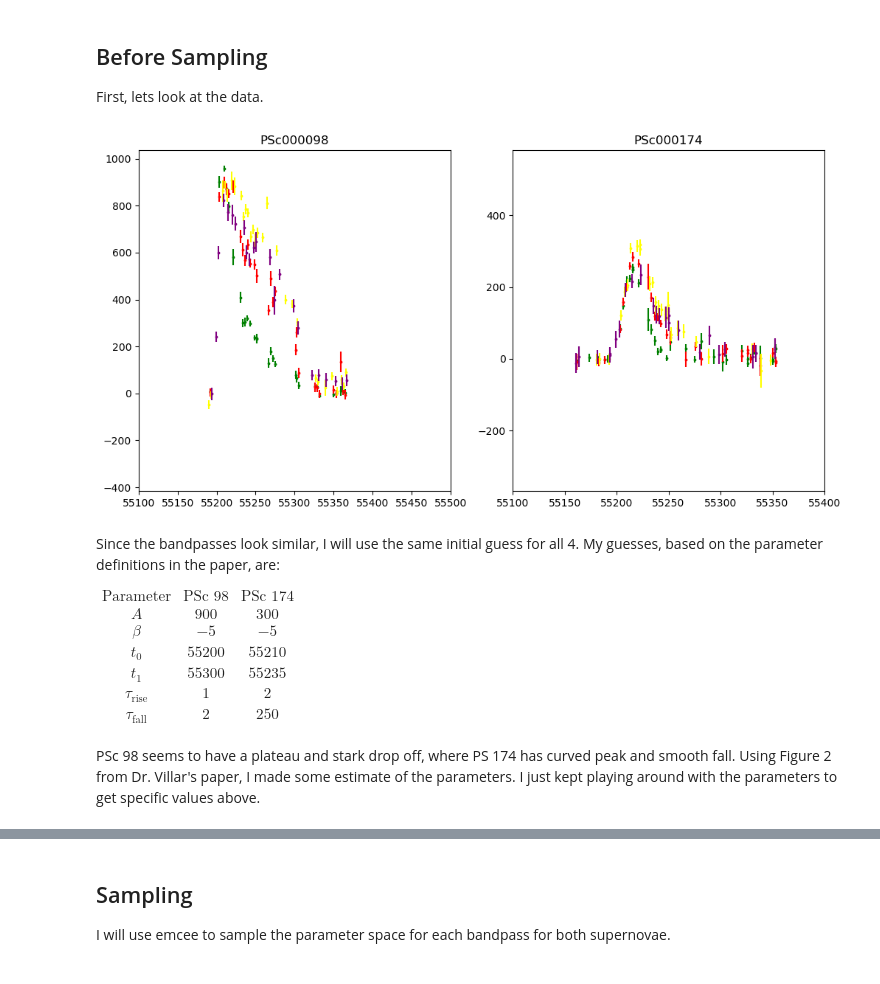
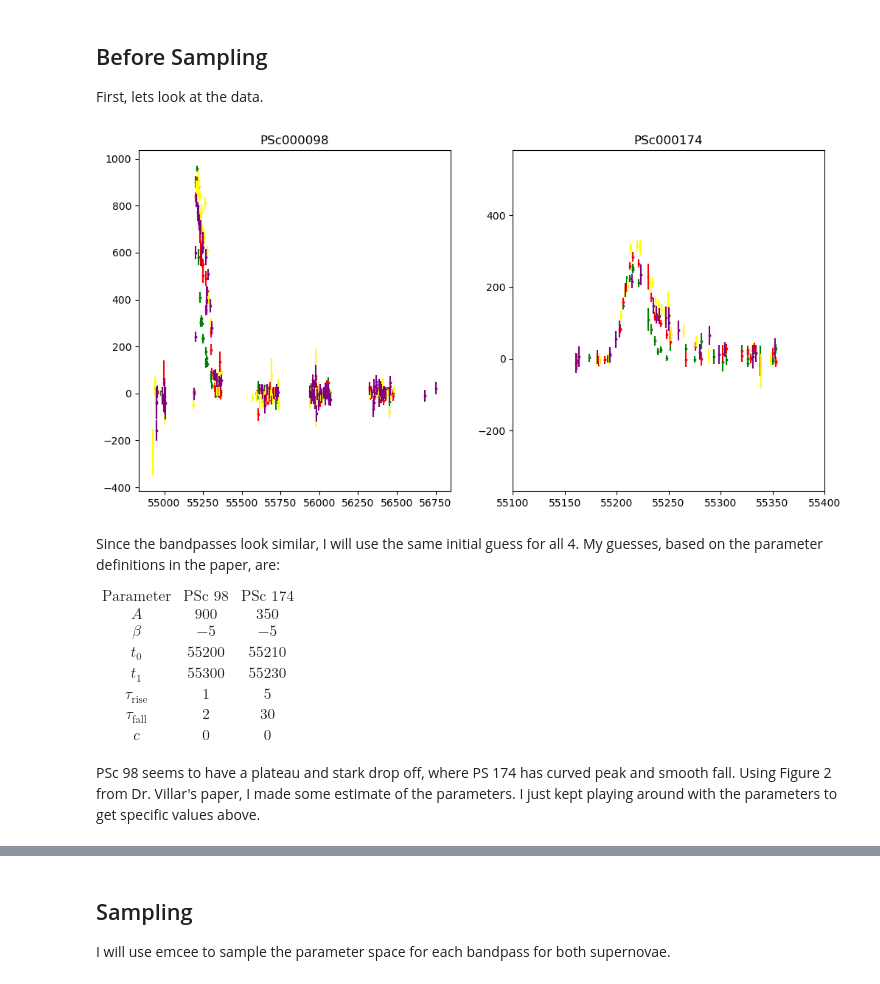
Before and after one commit to gnarayan/ast596_2023_Spring, a Jupyter notebook: homework/HaillePerkins/03/hw03.ipynb, the cells around one changed output, grey strips where cells are left out. Cells and saved outputs as stored; diff of their text form; code cells hidden in the pictures.

```diff
--- a/homework/HaillePerkins/03/hw03.ipynb
+++ b/homework/HaillePerkins/03/hw03.ipynb
@@ -162,7 +178,7 @@ First, lets look at the data.
 # %%
 # read in the data
 skiprows = [i for i in range(17)] + [418,] # ignore the top and last line
-psc_98 = pd.read_csv('PS1_PS1MD_PSc000098.snana.dat',
+psc_98 = pd.read_csv('./PS1_PS1MD_PSc000098.snana.dat',
                  sep='\s+',
                  names=['VARLIST:', 'MJD','FLT', 'FIELD', 'FLUXCAL', 'FLUXCALERR', 'MAG', 'MAGERR'],
                  skiprows= skiprows,
@@ -177,43 +193,46 @@ psc_174 = pd.read_csv('PS1_PS1MD_PSc000174.snana.dat',
 # %%
 # splitting the datas by filters
 filters = ['g', 'r', 'i', 'z']
-psc_98bands = [psc_98[psc_98['FLT'] == f] for f in filters]
+
+# attempt at a simplification
+psc_98bands = [psc_98[(psc_98['FLT'] == f)] for f in filters]
 psc_174bands = [psc_174[psc_174['FLT'] == f] for f in filters]
 # %%
 # plotting the data
 fig = plt.figure(figsize=(12,6))
 ax1 = fig.add_subplot(121)
 ax2 = fig.add_subplot(122)
 
 colors = ['g', 'r', 'yellow', 'purple']
 
 # psc98
 for i, band in enumerate(psc_98bands):
     ax1.set_title("PSc000098")
     ax1.scatter(band['MJD'], band['FLUXCAL'],s=3, c=colors[i])
     ax1.errorbar(band['MJD'], band['FLUXCAL'], band['FLUXCALERR'], linestyle='None', c=colors[i])
-    ax1.set_xlim(55100, 55500)
+    #ax1.set_xlim(55100, 55500)
 
 # psc174
 for i, band in enumerate(psc_174bands):
     ax2.set_title("PSc000174")
     ax2.scatter(band['MJD'], band['FLUXCAL'],s=3, c=colors[i])
     ax2.errorbar(band['MJD'], band['FLUXCAL'], band['FLUXCALERR'], linestyle='None', c=colors[i])
     ax2.set_xlim(55100, 55400)
 # %% [output]
-[figure, old version]
+[figure, new version]
 # %% [markdown]
 Since the bandpasses look similar,  I will use the same initial guess for all 4. My guesses, based on the parameter definitions in the paper, are:
 
 $\begin{array}{c|c}
 \text{Parameter} & \text{PSc 98} & \text{PSc 174} \\
 \hline
-A & 900 & 300 \\
+A & 900 & 350 \\
 \beta & -5 & -5 \\
 t_0 & 55200 & 55210 \\
-t_1 & 55300 & 55235 \\
-\tau_{\text{rise}} & 1 & 2\\
-\tau_{\text{fall}} & 2 & 250 \\
+t_1 & 55300 & 55230 \\
+\tau_{\text{rise}} & 1 & 5\\
+\tau_{\text{fall}} & 2 & 30 \\
+c & 0 & 0 \\
 \end{array}$
 
 PSc 98 seems to have a plateau and stark drop off, where PS 174 has curved peak and smooth fall. Using Figure 2 from Dr. Villar's paper, I made some estimate of the parameters. I just kept playing around with the parameters to get specific values above.
```
Also changed, not shown: parts of 18 cells of this notebook.
